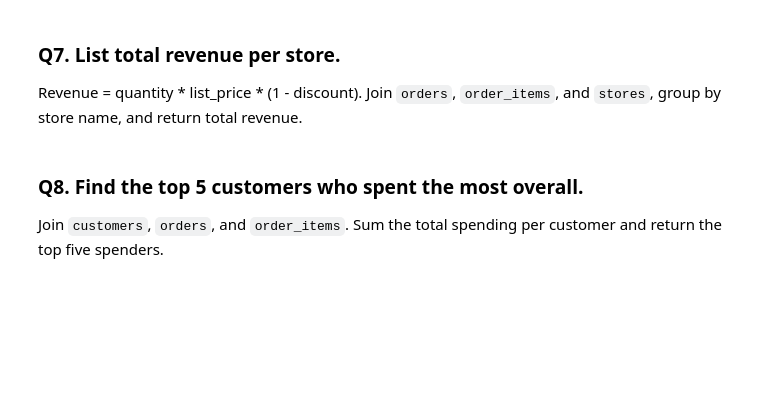
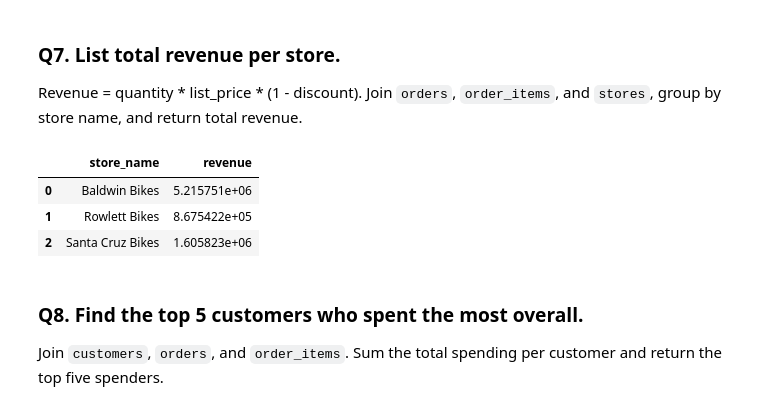
Before and after one commit to notepadnomad/DataAnalysisModule3, a Jupyter notebook: Week3/workflow_practice.ipynb, the cells around one changed output. Drawn from its saved outputs; the diff is of its cells as text; code cells hidden in the pictures; blank space fills up the shorter version.

```diff
--- a/Week3/workflow_practice.ipynb
+++ b/Week3/workflow_practice.ipynb
@@ -280,8 +280,20 @@ Revenue = quantity * list_price * (1 - discount). Join `orders`, `order_items`,
 # %%
 # Your query here
 query7 = """
+SELECT
+    s.store_name,
+    SUM(oi.quantity * oi.list_price * (1 - oi.discount)) AS revenue
+FROM stores s
+LEFT JOIN orders o ON s.store_id = o.store_id
+LEFT JOIN order_items oi ON o.order_id = oi.order_id
+GROUP BY s.store_name;
 """
 pd.read_sql(query7, connection)
+# %% [output]
+|  | store_name | revenue |
+| 0 | Baldwin Bikes | 5.215751e+06 |
+| 1 | Rowlett Bikes | 8.675422e+05 |
+| 2 | Santa Cruz Bikes | 1.605823e+06 |
 # %% [markdown]
 ### Q8. Find the top 5 customers who spent the most overall.
 
```
